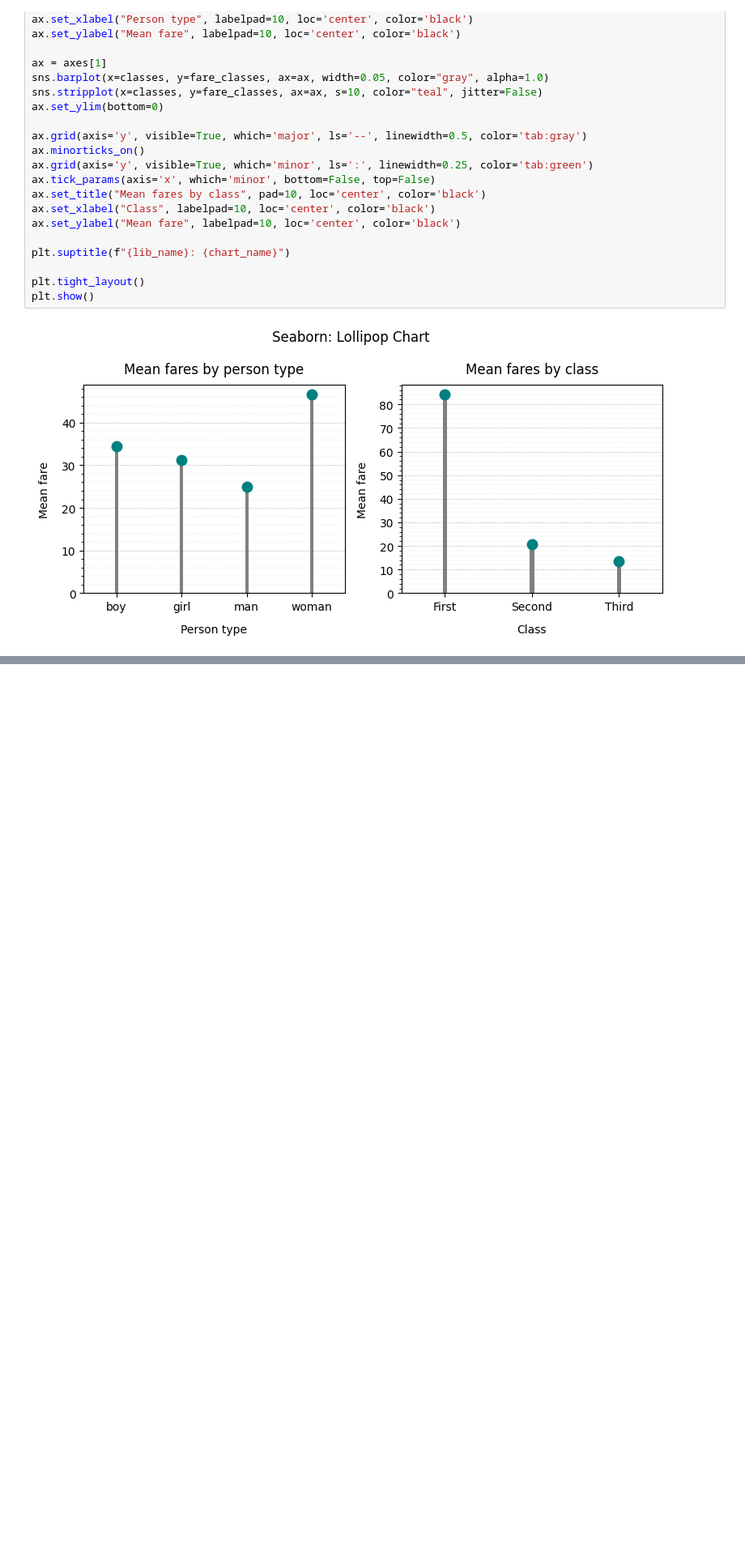
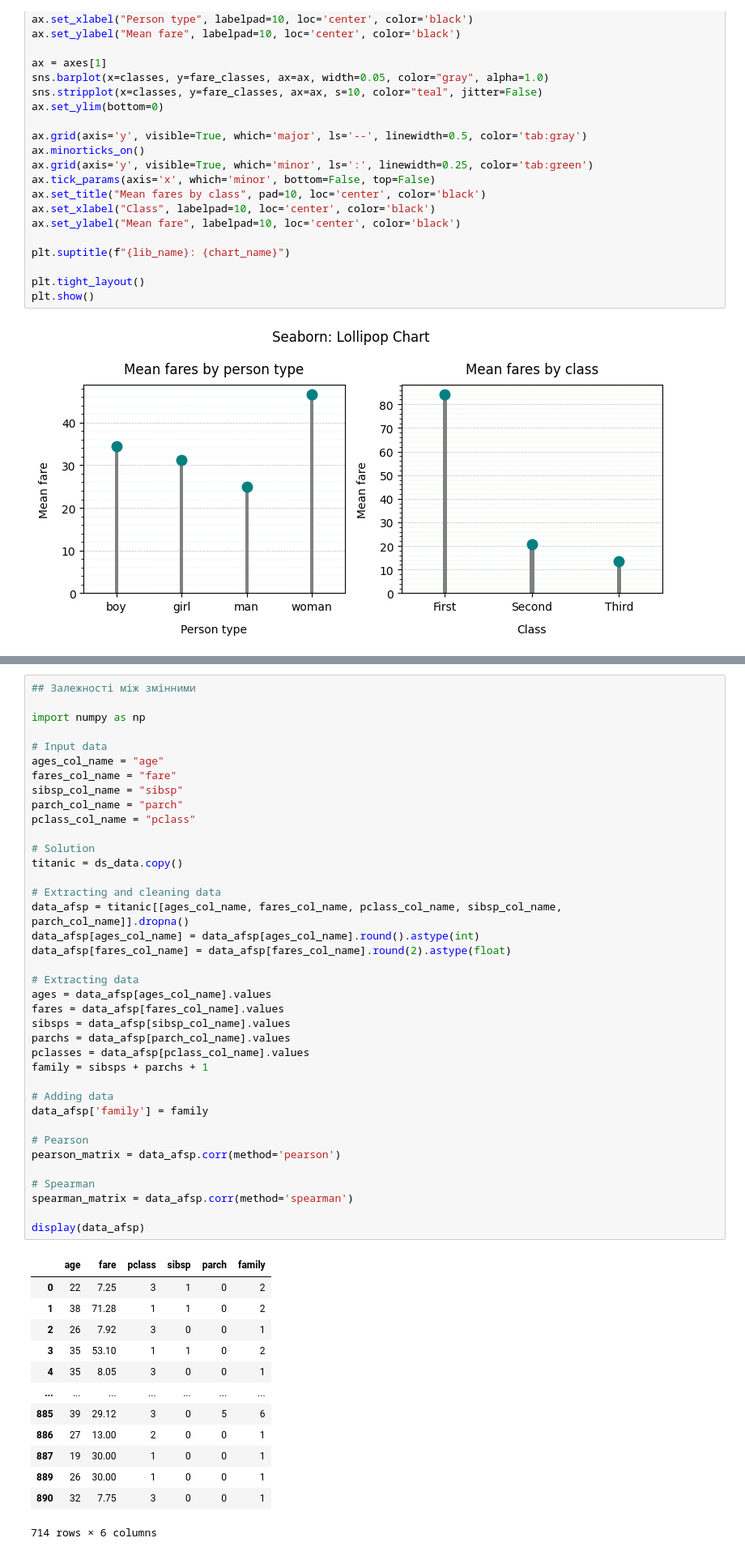
Before and after one commit to BogdanPinchuk/DataScience-PBY_HW8, a Jupyter notebook: Bohdan_Pinchuk_DS_HW8.ipynb, the cells around one changed output, grey strips where cells are left out. Shown at 81% size. Drawn from its saved outputs; the diff is of its cells as text; blank space fills up the shorter version.

```diff
--- a/Bohdan_Pinchuk_DS_HW8.ipynb
+++ b/Bohdan_Pinchuk_DS_HW8.ipynb
@@ -1869,3 +1869,55 @@ fig.update_yaxes(showline=True, linewidth=1, linecolor='black', mirror=True)
 fig.show()
 # %% [output]
 [interactive output not drawn]
+# %%
+## Залежності між змінними
+
+import numpy as np
+
+# Input data
+ages_col_name = "age"
+fares_col_name = "fare"
+sibsp_col_name = "sibsp"
+parch_col_name = "parch"
+pclass_col_name = "pclass"
+
+# Solution
+titanic = ds_data.copy()
+
+# Extracting and cleaning data
+data_afsp = titanic[[ages_col_name, fares_col_name, pclass_col_name, sibsp_col_name, parch_col_name]].dropna()
+data_afsp[ages_col_name] = data_afsp[ages_col_name].round().astype(int)
+data_afsp[fares_col_name] = data_afsp[fares_col_name].round(2).astype(float)
+
+# Extracting data
+ages = data_afsp[ages_col_name].values
+fares = data_afsp[fares_col_name].values
+sibsps = data_afsp[sibsp_col_name].values
+parchs = data_afsp[parch_col_name].values
+pclasses = data_afsp[pclass_col_name].values
+family = sibsps + parchs + 1
+
+# Adding data
+data_afsp['family'] = family
+
+# Pearson
+pearson_matrix = data_afsp.corr(method='pearson')
+
+# Spearman
+spearman_matrix = data_afsp.corr(method='spearman')
+
+display(data_afsp)
+# %% [output]
+|  | age | fare | pclass | sibsp | parch | family |
+| 0 | 22 | 7.25 | 3 | 1 | 0 | 2 |
+| 1 | 38 | 71.28 | 1 | 1 | 0 | 2 |
+| 2 | 26 | 7.92 | 3 | 0 | 0 | 1 |
+| 3 | 35 | 53.10 | 1 | 1 | 0 | 2 |
+| 4 | 35 | 8.05 | 3 | 0 | 0 | 1 |
+| ... | ... | ... | ... | ... | ... | ... |
+| 885 | 39 | 29.12 | 3 | 0 | 5 | 6 |
+| 886 | 27 | 13.00 | 2 | 0 | 0 | 1 |
+| 887 | 19 | 30.00 | 1 | 0 | 0 | 1 |
+| 889 | 26 | 30.00 | 1 | 0 | 0 | 1 |
+| 890 | 32 | 7.75 | 3 | 0 | 0 | 1 |
+714 rows × 6 columns
```
Also changed, not shown: parts of 1 cell of this notebook.
